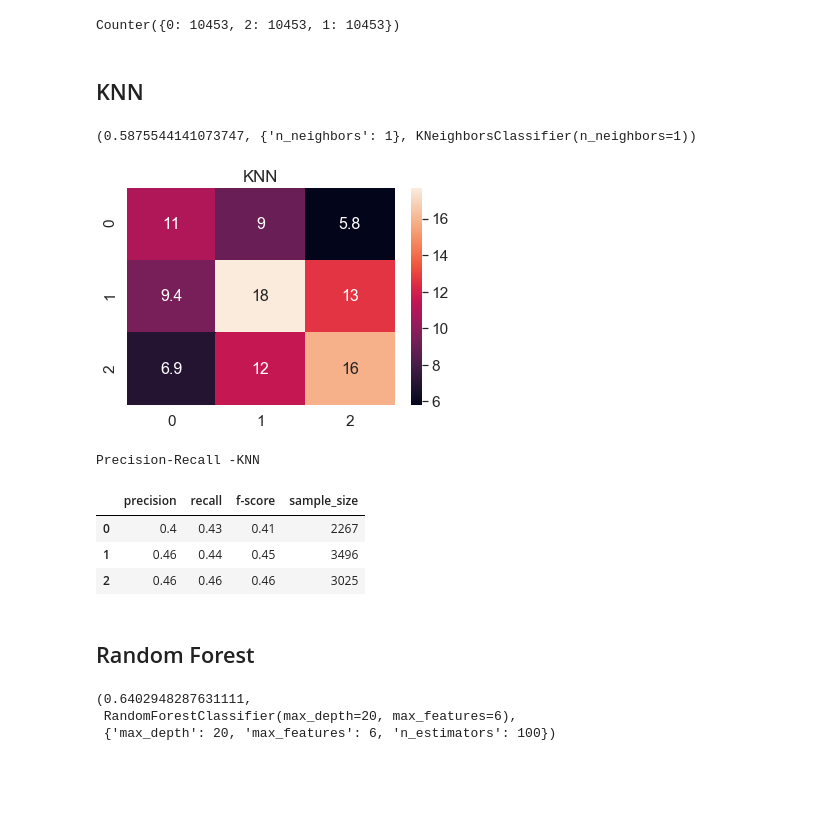
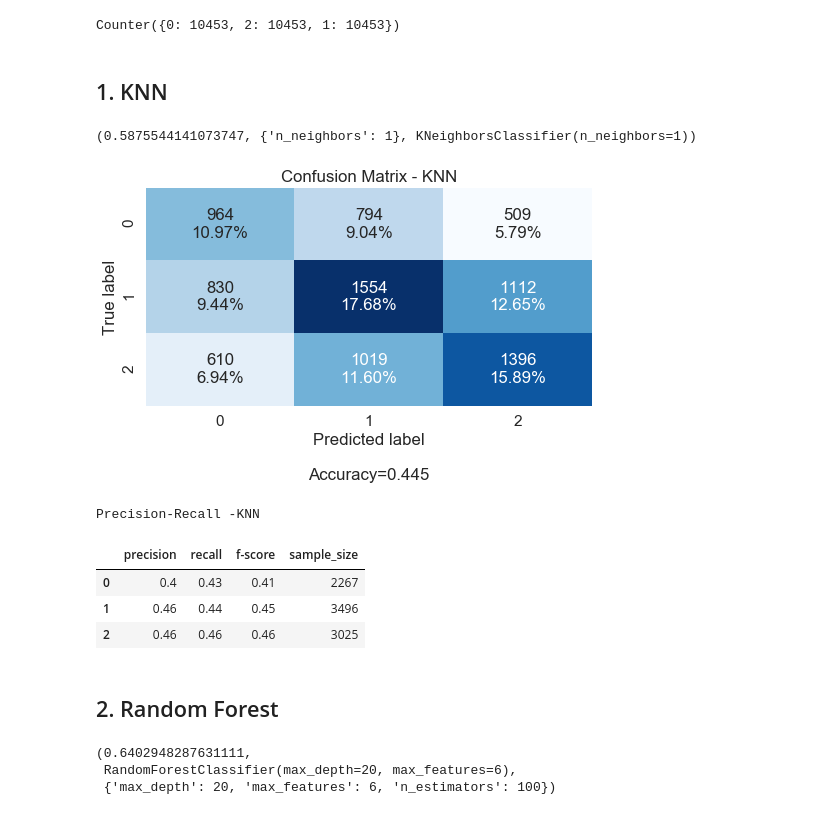
Before and after one commit to fariha23/YouTube_Data_Analysis_Video_Categories, a Jupyter notebook: YouTube_Machine_Learning.ipynb, the cells around one changed output. Drawn from its saved outputs; the diff is of its cells as text; code cells hidden in the pictures; blank space fills up the shorter version.

Commit message:
updated Confusion matrices

```diff
--- a/YouTube_Machine_Learning.ipynb
+++ b/YouTube_Machine_Learning.ipynb
@@ -336,7 +329,7 @@ Counter({0: 10453, 2: 10453, 1: 10453})
 # %%
 #X_train and y_train are ready for classification training
 # %% [markdown]
-## KNN
+## 1. KNN
 # %%
 param_grid={'n_neighbors': np.arange(1,50)}
 
@@ -351,10 +344,15 @@ y_pred_knn=knn_cv.predict(X_test)
 knn_cv.best_score_, knn_cv.best_params_, knn_cv.best_estimator_
 # %% [output]
 (0.5875544141073747, {'n_neighbors': 1}, KNeighborsClassifier(n_neighbors=1))
-# %%
-confusion(y_test, y_pred_knn, "KNN")
-# %% [output]
-[figure, removed]
+# %%
+#confusion(y_test, y_pred_knn, "KNN")
+
+cm=confusion_matrix(y_test, y_pred_knn,  labels=[0, 1, 2])
+cf.make_confusion_matrix(cm, figsize=(8,4), cbar=False, title='Confusion Matrix - KNN')
+
+#Accuracy is sum of diagonal divided by total observations
+# %% [output]
+[figure, added]
 # %%
 prec_re(y_test, y_pred_knn, 'KNN')
 # %% [output]
@@ -364,7 +362,7 @@ Precision-Recall -KNN
 | 1 | 0.46 | 0.44 | 0.45 | 3496 |
 | 2 | 0.46 | 0.46 | 0.46 | 3025 |
 # %% [markdown]
-## Random Forest
+## 2. Random Forest
 # %%
 param_grid = [
     {
```
Also changed, not shown: parts of 14 cells of this notebook.
